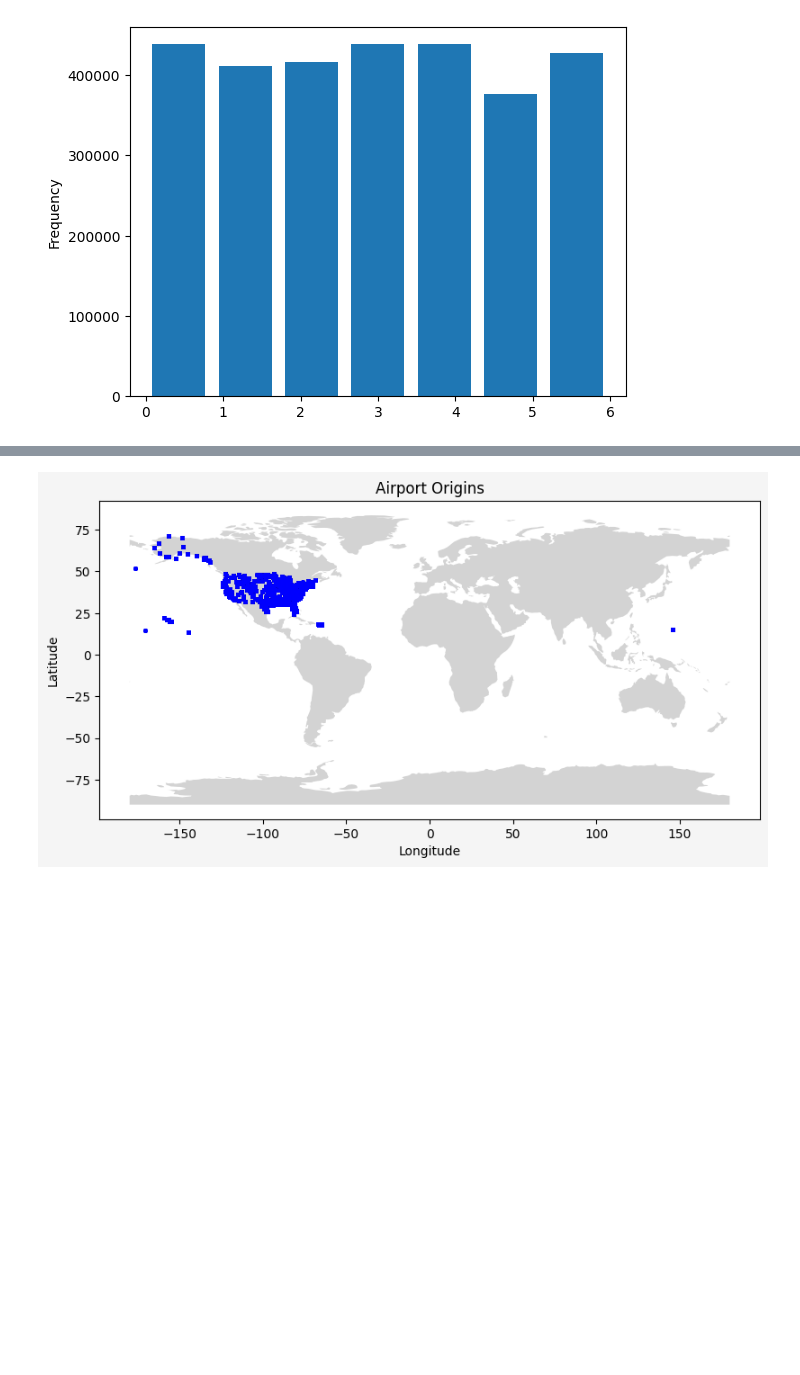
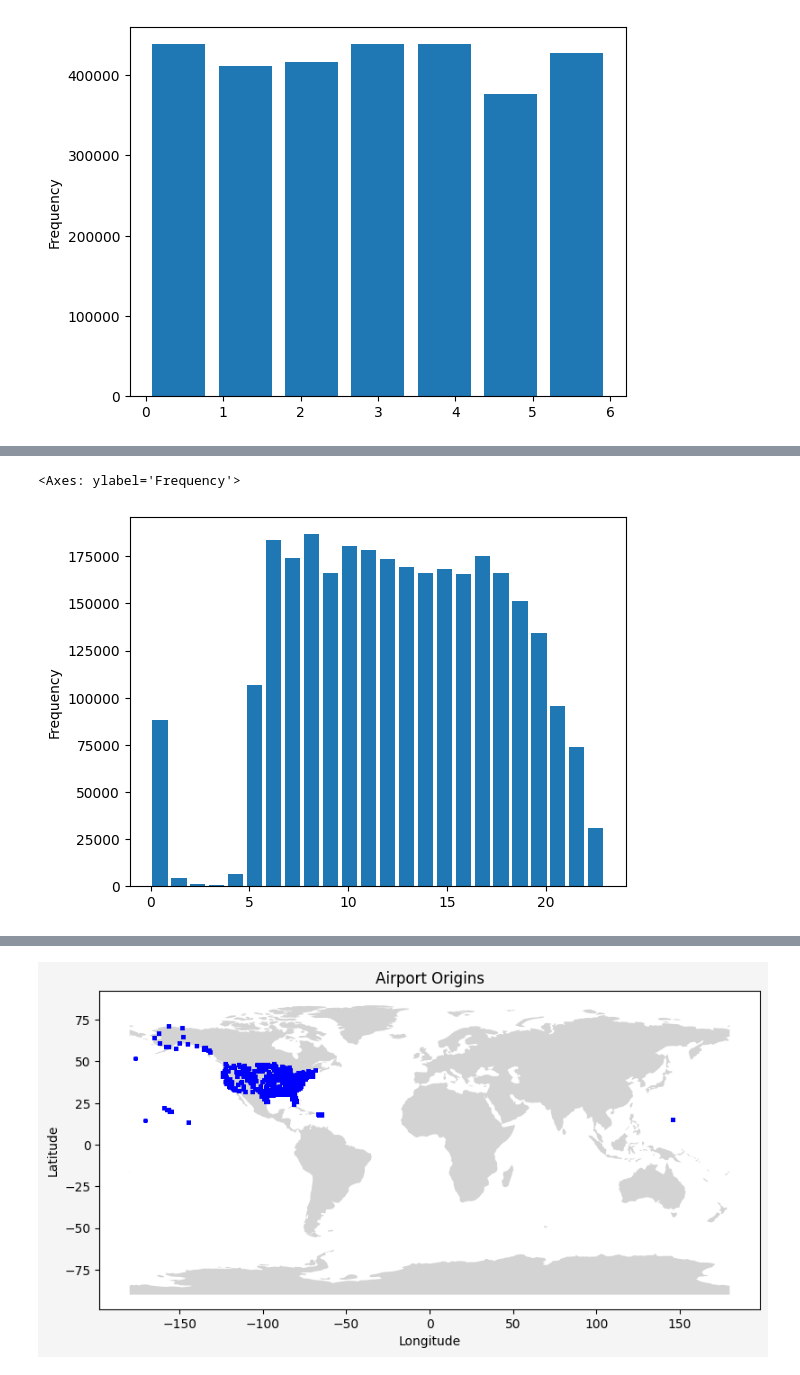
Before and after one commit to janiejestemja/coriolis_flights, a Jupyter notebook: coriolis_analysis_01.ipynb, the cells around one changed output, grey strips where cells are left out. Drawn from its saved outputs; the diff is of its cells as text; code cells hidden in the pictures; blank space fills up the shorter version.

```diff
--- a/coriolis_analysis_01.ipynb
+++ b/coriolis_analysis_01.ipynb
@@ -164,0 +219,6 @@ plt.show()
+# %%
+# basic Histogram of depatures per hour of the day
+fdf_merged["dep_datetime"].dt.hour.plot.hist(bins=24, rwidth=0.8)
+# %% [output]
+<Axes: ylabel='Frequency'>
+[figure, new version]
```
Also changed, not shown: parts of 66 cells of this notebook.
